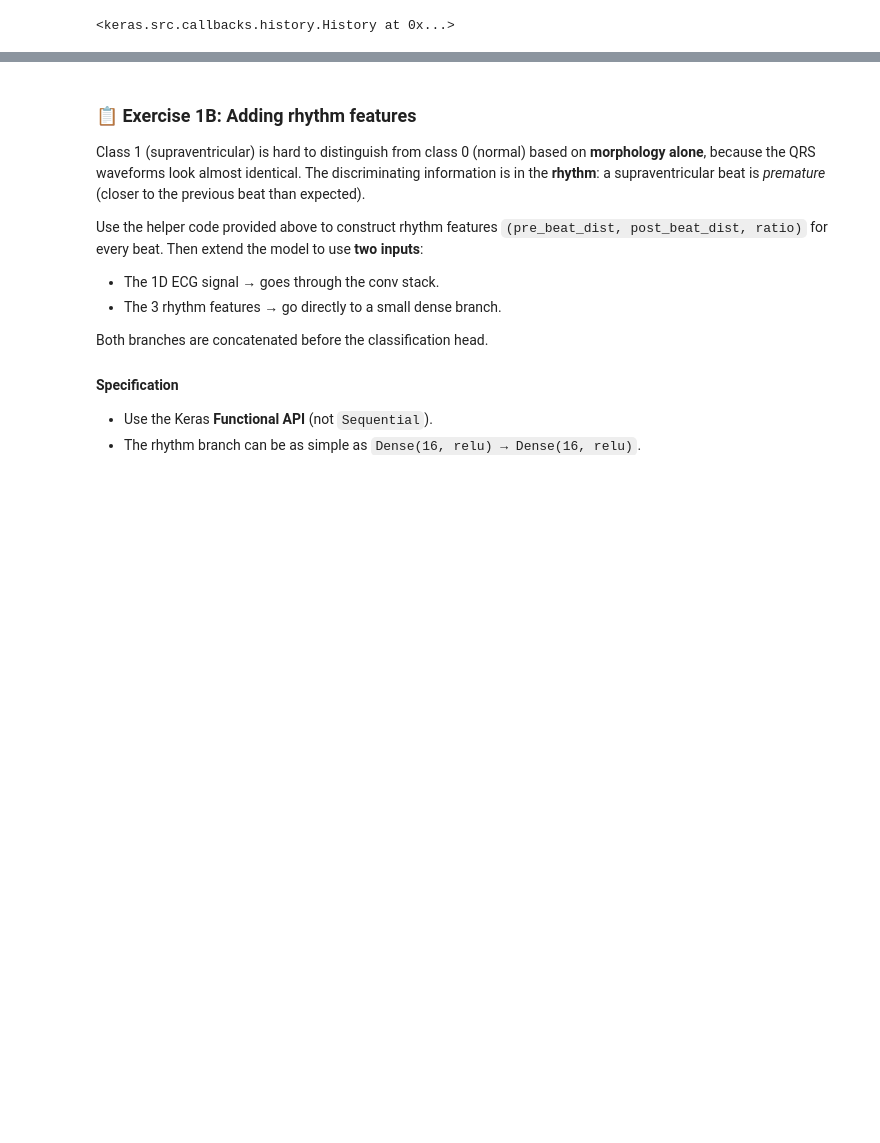
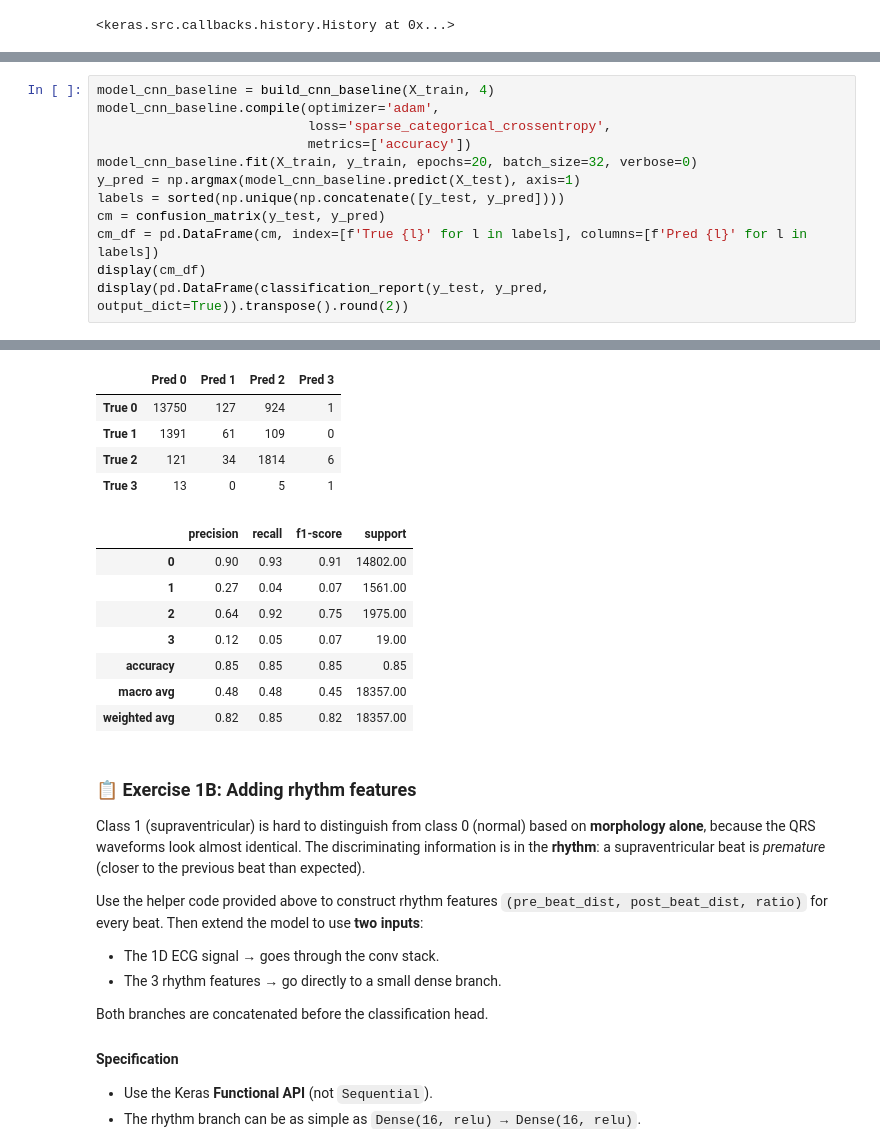
Before and after one commit to tomas-teijeiro/programming-4ai-2026, a Jupyter notebook: 05_building_model_from_scratch_II_Solutions.ipynb, the cells around one changed output, grey strips where cells are left out. Drawn from its saved outputs; the diff is of its cells as text; blank space fills up the shorter version.

```diff
--- a/05_building_model_from_scratch_II_Solutions.ipynb
+++ b/05_building_model_from_scratch_II_Solutions.ipynb
@@ -565,0 +570,13 @@ display(pd.DataFrame(classification_report(y_test, y_pred, output_dict=True)).tr
+# %%
+model_cnn_baseline = build_cnn_baseline(X_train, 4)
+model_cnn_baseline.compile(optimizer='adam',
+                           loss='sparse_categorical_crossentropy',
+                           metrics=['accuracy'])
+model_cnn_baseline.fit(X_train, y_train, epochs=20, batch_size=32, verbose=0)
+y_pred = np.argmax(model_cnn_baseline.predict(X_test), axis=1)
+labels = sorted(np.unique(np.concatenate([y_test, y_pred])))
+cm = confusion_matrix(y_test, y_pred)
+cm_df = pd.DataFrame(cm, index=[f'True {l}' for l in labels], columns=[f'Pred {l}' for l in labels])
+display(cm_df)
+display(pd.DataFrame(classification_report(y_test, y_pred, output_dict=True)).transpose().round(2))
+# %% [output]
@@ -566,3 +584,16 @@ display(pd.DataFrame(classification_report(y_test, y_pred, output_dict=True)).tr
+|  | Pred 0 | Pred 1 | Pred 2 | Pred 3 |
+| True 0 | 13750 | 127 | 924 | 1 |
+| True 1 | 1391 | 61 | 109 | 0 |
+| True 2 | 121 | 34 | 1814 | 6 |
+| True 3 | 13 | 0 | 5 | 1 |
+|  | precision | recall | f1-score | support |
+| 0 | 0.90 | 0.93 | 0.91 | 14802.00 |
+| 1 | 0.27 | 0.04 | 0.07 | 1561.00 |
+| 2 | 0.64 | 0.92 | 0.75 | 1975.00 |
+| 3 | 0.12 | 0.05 | 0.07 | 19.00 |
+| accuracy | 0.85 | 0.85 | 0.85 | 0.85 |
+| macro avg | 0.48 | 0.48 | 0.45 | 18357.00 |
+| weighted avg | 0.82 | 0.85 | 0.82 | 18357.00 |
 # %% [markdown]
 ### 📋 Exercise 1B: Adding rhythm features
 
```
Also changed, not shown: parts of 13 cells of this notebook.
